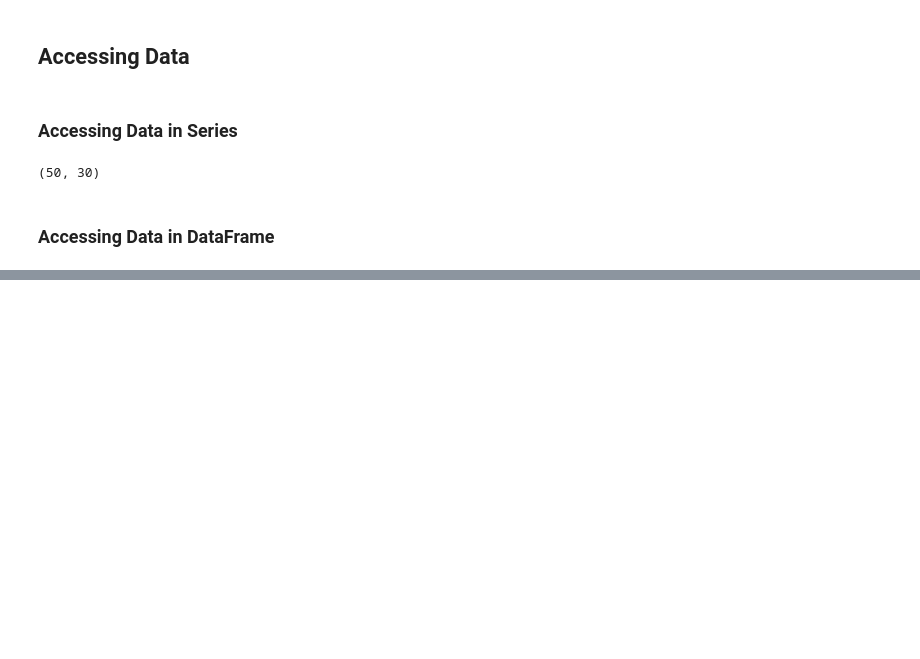
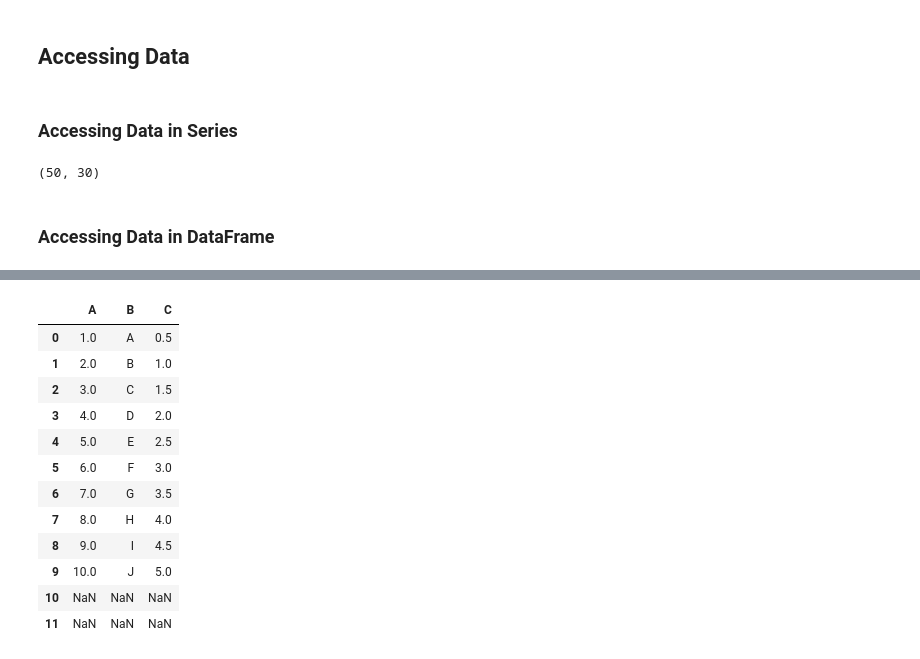
Before and after one commit to msfalif404/data-processing-pandas-cheathsheet, a Jupyter notebook: pandas_cheatsheet.ipynb, the cells around one changed output, grey strips where cells are left out. Saved outputs shown, nothing was run; the diff lists cells and outputs as text; code cells hidden in the pictures; blank space fills up the shorter version.

```diff
--- a/pandas_cheatsheet.ipynb
+++ b/pandas_cheatsheet.ipynb
@@ -306,0 +651,26 @@ ele_pos, ele_label
+# %%
+data = {
+    'A': [i for i in range(1, 11)],
+    'B': [chr(i) for i in range(65, 75)],
+    'C': [i * 0.5 for i in range(1, 11)]
+}
+df = pd.DataFrame(data=data)
+df
+
+new_index = list(range(0,12))
+reindex_df = df.reindex(new_index)
+reindex_df
+# %% [output]
+|  | A | B | C |
+| 0 | 1.0 | A | 0.5 |
+| 1 | 2.0 | B | 1.0 |
+| 2 | 3.0 | C | 1.5 |
+| 3 | 4.0 | D | 2.0 |
+| 4 | 5.0 | E | 2.5 |
+| 5 | 6.0 | F | 3.0 |
+| 6 | 7.0 | G | 3.5 |
+| 7 | 8.0 | H | 4.0 |
+| 8 | 9.0 | I | 4.5 |
+| 9 | 10.0 | J | 5.0 |
+| 10 | NaN | NaN | NaN |
+| 11 | NaN | NaN | NaN |
```
Also changed, not shown: parts of 45 cells of this notebook.
